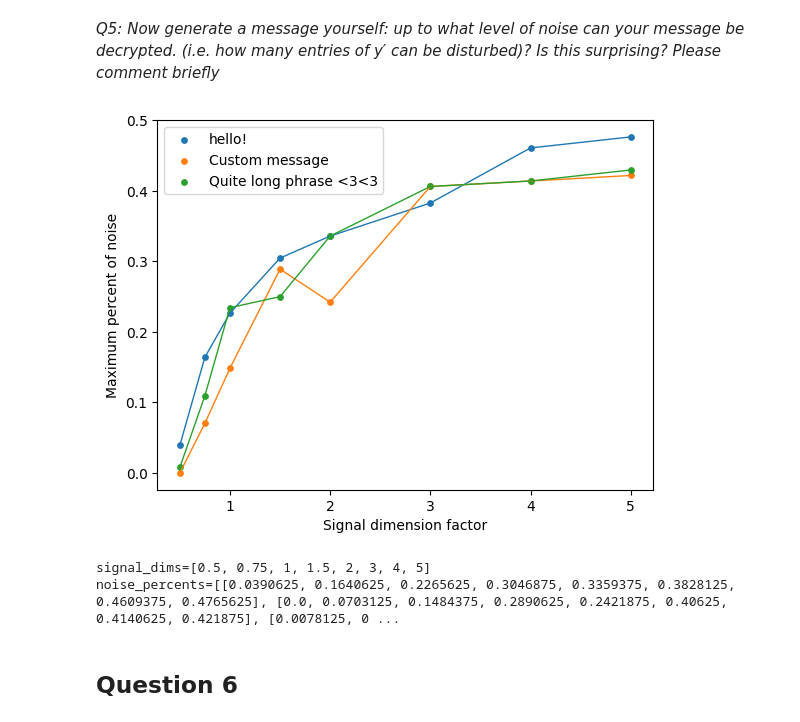
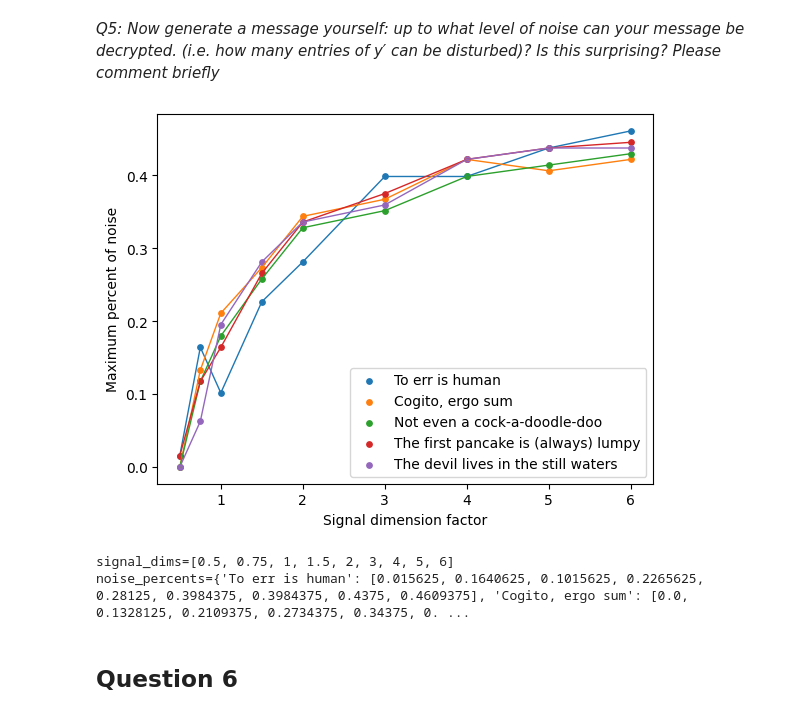
Before and after one commit to dsomni/optimization-f24, a Jupyter notebook: solution.ipynb, the cells around one changed output. Cells and saved outputs as stored; diff of their text form; code cells hidden in the pictures.

```diff
--- a/solution.ipynb
+++ b/solution.ipynb
@@ -49,7 +52,7 @@ def encoding_bin(mess: str, as_float: bool = False) -> tuple[np.ndarray, int]:
 
 
 def decoding_bin(x: np.ndarray, d: int) -> tuple[str, np.ndarray]:
-    """Decodes a bunary vector into string
+    """Decodes a binary vector into string
 
     Args:
         x (np.ndarray): 1d binary vector
@@ -99,9 +102,7 @@ Decoded message: So happy to see you
 # %% [markdown]
 ### Channel simulation
 # %%
-def noisy_channel(
-    y: np.ndarray, percent_error: float, seed: Optional[int] = None
-) -> np.ndarray:
+def noisy_channel(y: np.ndarray, percent_error: float, seed: Optional[int] = None) -> np.ndarray:
     """Simulates effect of the noisy channel.
     Disrupts percent_error% of y entries randomly
 
@@ -140,9 +141,7 @@ Decoded noisy message: A cbyS0aL clear messaga
 # %% [markdown]
 ### Data loading
 # %%
-def load_data(
-    path: str = "./data/messageFromAlice.mat"
-) -> tuple[np.ndarray, np.ndarray, int]:
+def load_data(path: str = "./data/messageFromAlice.mat") -> tuple[np.ndarray, np.ndarray, int]:
     """Loads .mat file from disk
 
     Args:
@@ -153,7 +152,7 @@ def load_data(
     """
 
     data = scipy.io.loadmat(path)
-    # data is dictionay where
+    # data is dictionary where
     ## data['A'] is the encoding matrix exchanged between Alice and Bob
     ## data['d'] is the dimension
     ## data['yprime'] is the encrypted message received from Alice
@@ -580,8 +592,9 @@ def plot_signal_dim_factors(
     ] = extract_message_geometric,
     seed: Optional[int] = None,
     verbose: bool = False,
-) -> list[float]:
-    max_noise_percents = []
+    plot_graph: bool = True,
+) -> dict[str, float]:
+    max_noise_percents = {}
     for message in messages:
         max_noise_percent = [
             find_noise_level_binary(
@@ -589,27 +602,37 @@ def plot_signal_dim_factors(
             )
             for factor in factors
         ]
-        plt.scatter(factors, max_noise_percent, label=message, s=15)
-        plt.plot(factors, max_noise_percent, linewidth=1)
 
-        max_noise_percents.append(max_noise_percent)
-    plt.legend()
-    plt.xlabel("Signal dimension factor")
-    plt.ylabel("Maximum percent of noise")
-    plt.show()
+        if plot_graph:
+            plt.scatter(factors, max_noise_percent, label=message, s=15)
+            plt.plot(factors, max_noise_percent, linewidth=1)
+
+        max_noise_percents[message] = max_noise_percent
+
+    if plot_graph:
+        plt.legend()
+        plt.xlabel("Signal dimension factor")
+        plt.ylabel("Maximum percent of noise")
+        plt.show()
 
     return max_noise_percents
 # %%
-custom_messages = ["hello!", "Custom message", "Quite long phrase <3<3"]
+custom_messages = [
+    "To err is human",
+    "Cogito, ergo sum",
+    "Not even a cock-a-doodle-doo",
+    "The first pancake is (always) lumpy",
+    "The devil lives in the still waters",
+]
 
-signal_dims = [0.5, 0.75, 1, 1.5, *range(2, 6)]
+signal_dims = [0.5, 0.75, 1, 1.5, *range(2, 7)]
 noise_percents = plot_signal_dim_factors(custom_messages, signal_dims, seed=420)
 print(f"{signal_dims=}")
 print(f"{noise_percents=}")
 # %% [output]
-[figure, old version]
+[figure, new version]
-signal_dims=[0.5, 0.75, 1, 1.5, 2, 3, 4, 5]
-noise_percents=[[0.0390625, 0.1640625, 0.2265625, 0.3046875, 0.3359375, 0.3828125, 0.4609375, 0.4765625], [0.0, 0.0703125, 0.1484375, 0.2890625, 0.2421875, 0.40625, 0.4140625, 0.421875], [0.0078125, 0 ...
+signal_dims=[0.5, 0.75, 1, 1.5, 2, 3, 4, 5, 6]
+noise_percents={'To err is human': [0.015625, 0.1640625, 0.1015625, 0.2265625, 0.28125, 0.3984375, 0.3984375, 0.4375, 0.4609375], 'Cogito, ergo sum': [0.0, 0.1328125, 0.2109375, 0.2734375, 0.34375, 0. ...
 # %% [markdown]
 ## Question 6
 # %% [markdown]
```
Also changed, not shown: parts of 25 cells of this notebook, 6 other files.
